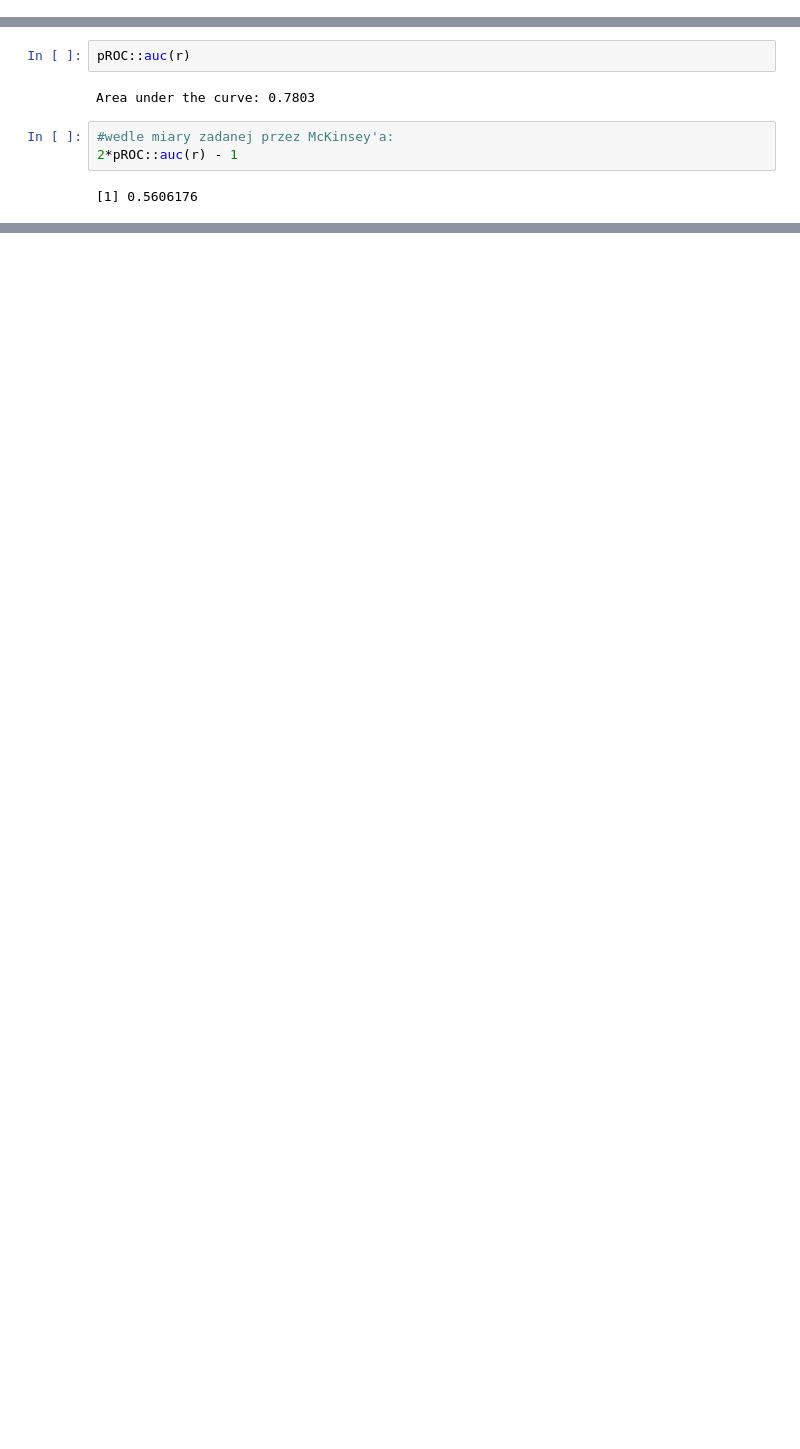
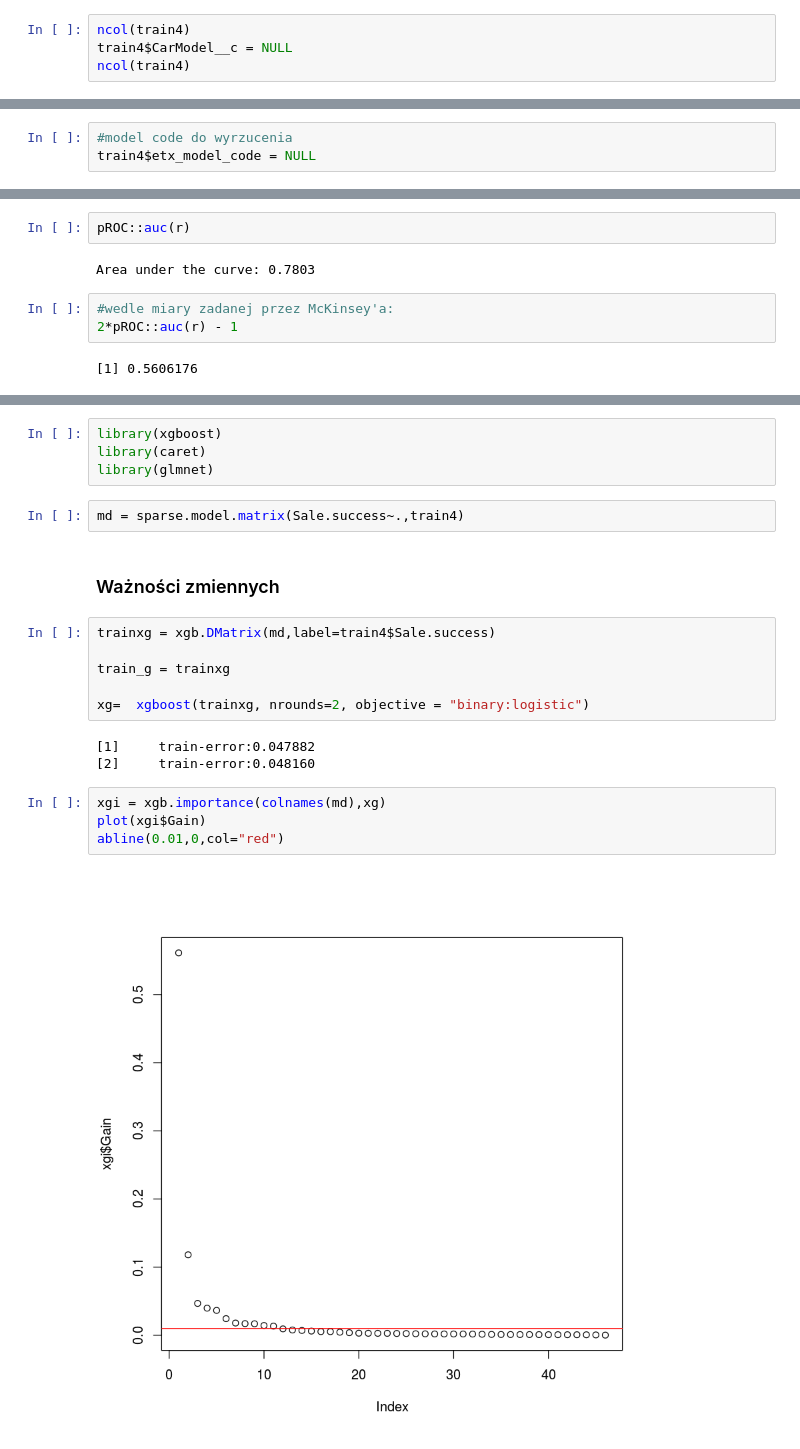
Before and after one commit to Noctiphobia/ABH-Classification, a Jupyter notebook: preproc_notebook.ipynb, the cells around one changed output, grey strips where cells are left out. Saved outputs shown, nothing was run; the diff lists cells and outputs as text; blank space fills up the shorter version.

Commit message:
kilka dodatkowych selekcji zmiennych, model xgboost AUC 0.85

```diff
--- a/preproc_notebook.ipynb
+++ b/preproc_notebook.ipynb
@@ -566,0 +622,4 @@ length(levels(train4$CarModel__c))
+# %%
+ncol(train4)
+train4$CarModel__c = NULL
+ncol(train4)
@@ -567,3 +639,6 @@ length(levels(train4$CarModel__c))
+# %%
+#model code do wyrzucenia
+train4$etx_model_code = NULL
 # %% [markdown]
 ## W tym momencie - przerobione dane treningowe są w zmiennej train4, etykieta to Sale.success
 # %% [markdown]
@@ -640,0 +753,23 @@ Area under the curve: 0.7803
+# %%
+library(xgboost)
+library(caret)
+library(glmnet)
+# %%
+md = sparse.model.matrix(Sale.success~.,train4)
+# %% [markdown]
+### Ważności zmiennych
+# %%
+trainxg = xgb.DMatrix(md,label=train4$Sale.success)
+
+train_g = trainxg
+
+xg=  xgboost(trainxg, nrounds=2, objective = "binary:logistic")
+# %% [output]
+[1]     train-error:0.047882
+[2]     train-error:0.048160
+# %%
+xgi = xgb.importance(colnames(md),xg)
+plot(xgi$Gain)
+abline(0.01,0,col="red")
+# %% [output]
+[figure, added]
```
Also changed, not shown: parts of 33 cells of this notebook.
